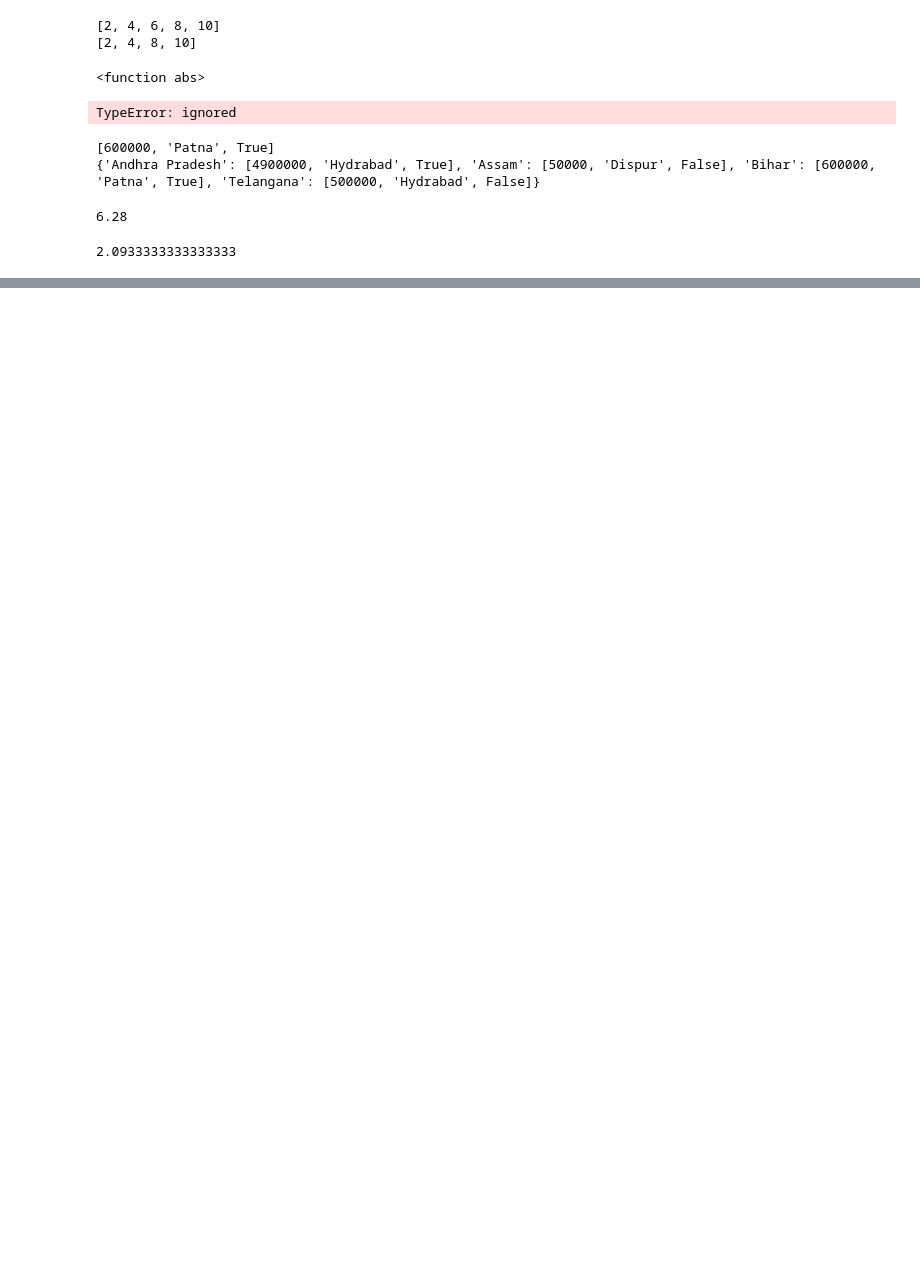
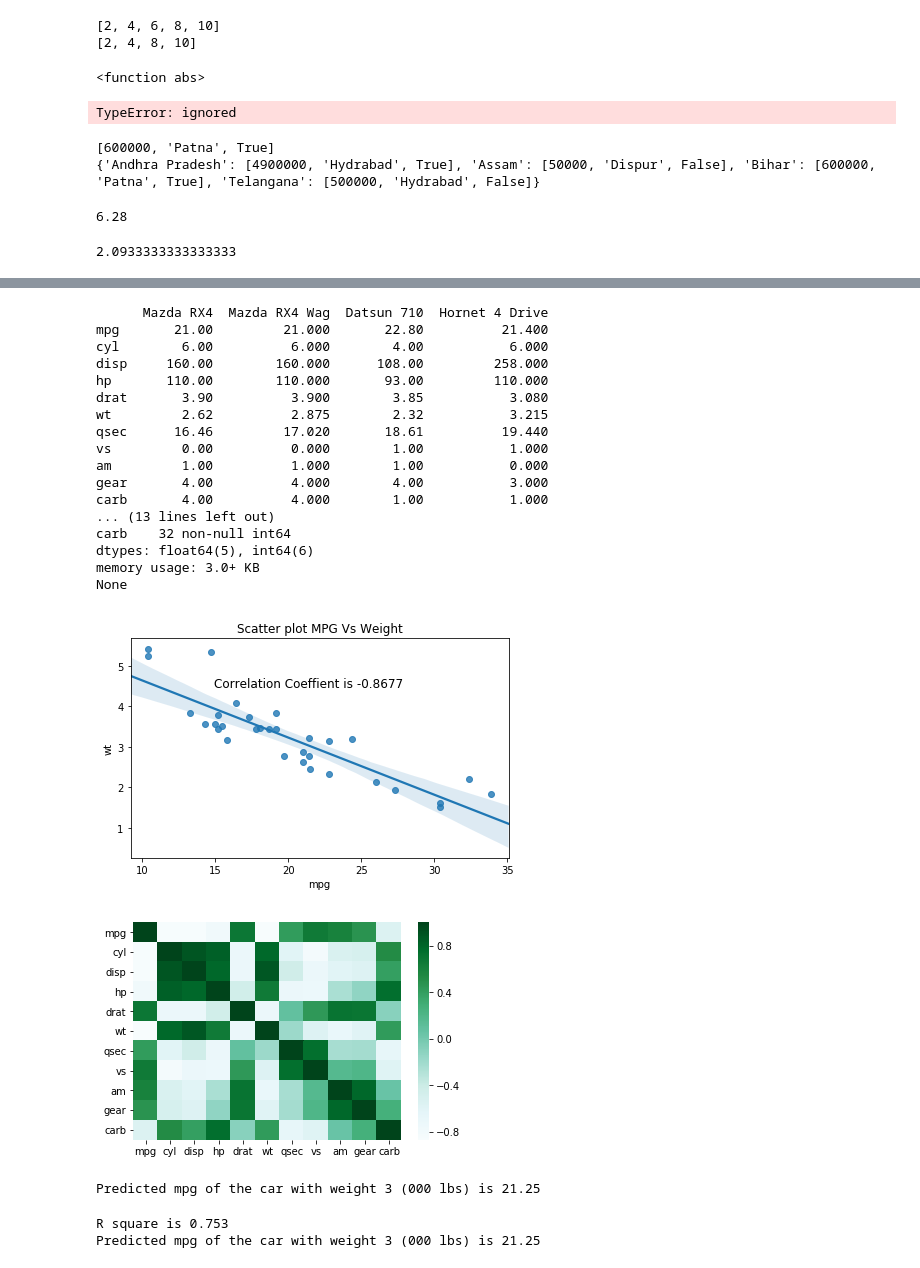
Before and after one commit to ChangappaMA/PyNLPTut, a Jupyter notebook: Machinelearning.ipynb, the cells around one changed output, grey strips where cells are left out. Cells and saved outputs as stored; diff of their text form; code cells hidden in the pictures; blank space fills up the shorter version.

```diff
--- a/Machinelearning.ipynb
+++ b/Machinelearning.ipynb
@@ -101,0 +306,79 @@ deg_rad_inline(30, deg_rad(90))
+# %%
+import pandas as pd
+import numpy as np
+import matplotlib.pyplot as plt
+import seaborn as sns
+import statsmodels.api as sm
+
+cars = sm.datasets.get_rdataset('mtcars').data
+print(cars.head(4).T)
+print(cars.info())
+
+sns.regplot(x=cars.mpg, y=cars.wt, ci = 95)
+
+corcoef = np.corrcoef(cars.mpg, cars.wt)[0,1]
+
+text_cc = '\n\n\n\nCorrelation Coeffient is %1.4f' %corcoef
+plt.title('Scatter plot MPG Vs Weight')
+plt.suptitle(text_cc)
+plt.gcf().tight_layout()
+plt.show()
+sns.heatmap(cars.corr(), cmap='BuGn')
+
+plt.show()
+# %% [output]
+      Mazda RX4  Mazda RX4 Wag  Datsun 710  Hornet 4 Drive
+mpg       21.00         21.000       22.80          21.400
+cyl        6.00          6.000        4.00           6.000
+disp     160.00        160.000      108.00         258.000
+hp       110.00        110.000       93.00         110.000
+drat       3.90          3.900        3.85           3.080
+wt         2.62          2.875        2.32           3.215
+qsec      16.46         17.020       18.61          19.440
+vs         0.00          0.000        1.00           1.000
+am         1.00          1.000        1.00           0.000
+gear       4.00          4.000        4.00           3.000
+carb       4.00          4.000        1.00           1.000
+... (13 lines left out)
+carb    32 non-null int64
+dtypes: float64(5), int64(6)
+memory usage: 3.0+ KB
+None
+[figure, added]
+[figure, added]
+# %%
+import statsmodels.api as sm
+X = cars.wt
+y = cars.mpg
+
+X = sm.add_constant(X)
+
+model = sm.OLS(y, X).fit()
+predictions = model.predict(X)
+
+model.summary()
+
+
+new_X = [1, 3.0]
+
+predictions = model.predict(new_X)
+print ('Predicted mpg of the car with weight %d (000 lbs) is %2.2f' % (3.0, np.round(predictions,3)))
+# %% [output]
+Predicted mpg of the car with weight 3 (000 lbs) is 21.25
+# %%
+from sklearn import linear_model
+
+X = np.array(cars.wt).reshape(-1,1)
+y = cars.mpg
+lm = linear_model.LinearRegression()
+model = lm.fit(X, y)
+
+predictions = lm.predict(X)
+
+print('R square is %1.3f' %lm.score(X,y))
+new_X1 = np.array([3]).reshape(-1,1)
+predictions = lm.predict(new_X1)
+print ('Predicted mpg of the car with weight %d (000 lbs) is %2.2f' % (3.0, np.round(predictions,3)))
+# %% [output]
+R square is 0.753
+Predicted mpg of the car with weight 3 (000 lbs) is 21.25
```
Also changed, not shown: parts of 12 cells of this notebook.
